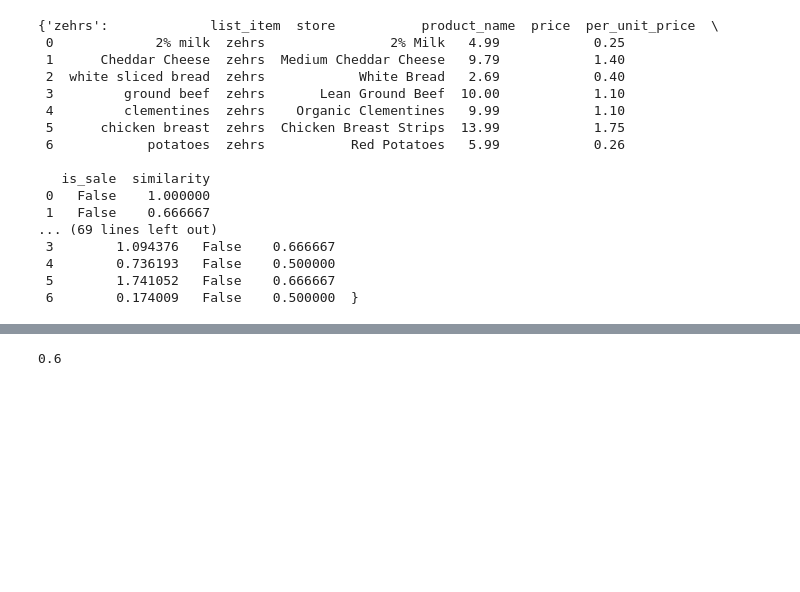
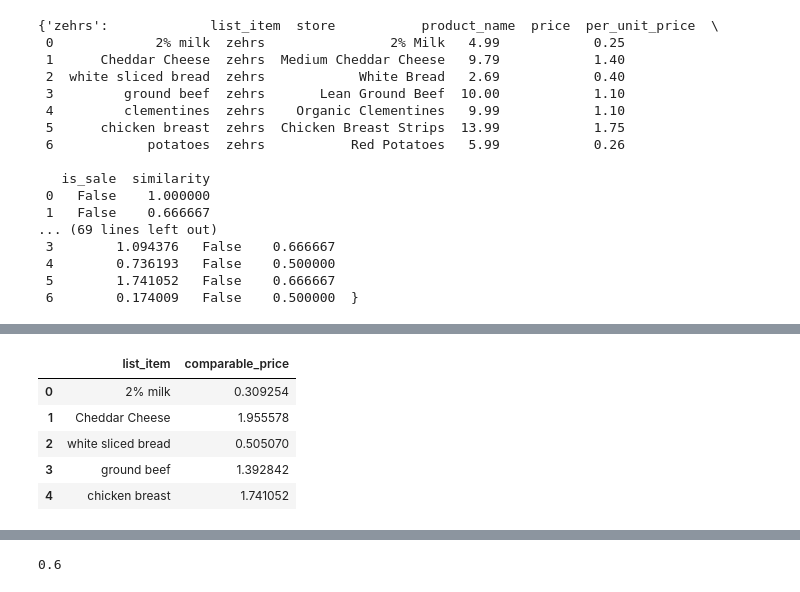
Before and after one commit to caitlan-krasinski/grocery-store-backend, a Jupyter notebook: 2_store_comb.ipynb, the cells around one changed output, grey strips where cells are left out. Drawn from its saved outputs; the diff is of its cells as text; code cells hidden in the pictures; blank space fills up the shorter version.

```diff
--- a/2_store_comb.ipynb
+++ b/2_store_comb.ipynb
@@ -158,3 +194,12 @@ def lowest_price(df1, df2, column_name):
+# %%
+df2[['list_item', 'comparable_price']]
+# %% [output]
+|  | list_item | comparable_price |
+| 0 | 2% milk | 0.309254 |
+| 1 | Cheddar Cheese | 1.955578 |
+| 2 | white sliced bread | 0.505070 |
+| 3 | ground beef | 1.392842 |
+| 4 | chicken breast | 1.741052 |
 # %%
 import itertools
 
```
Also changed, not shown: parts of 11 cells of this notebook, 9 other files.
